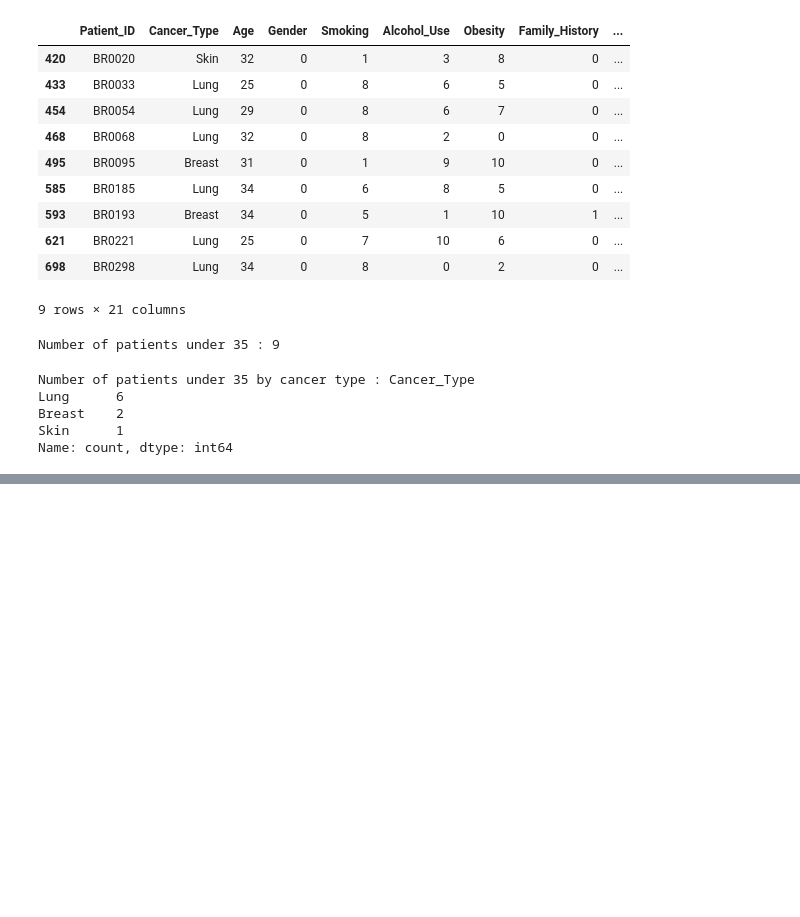
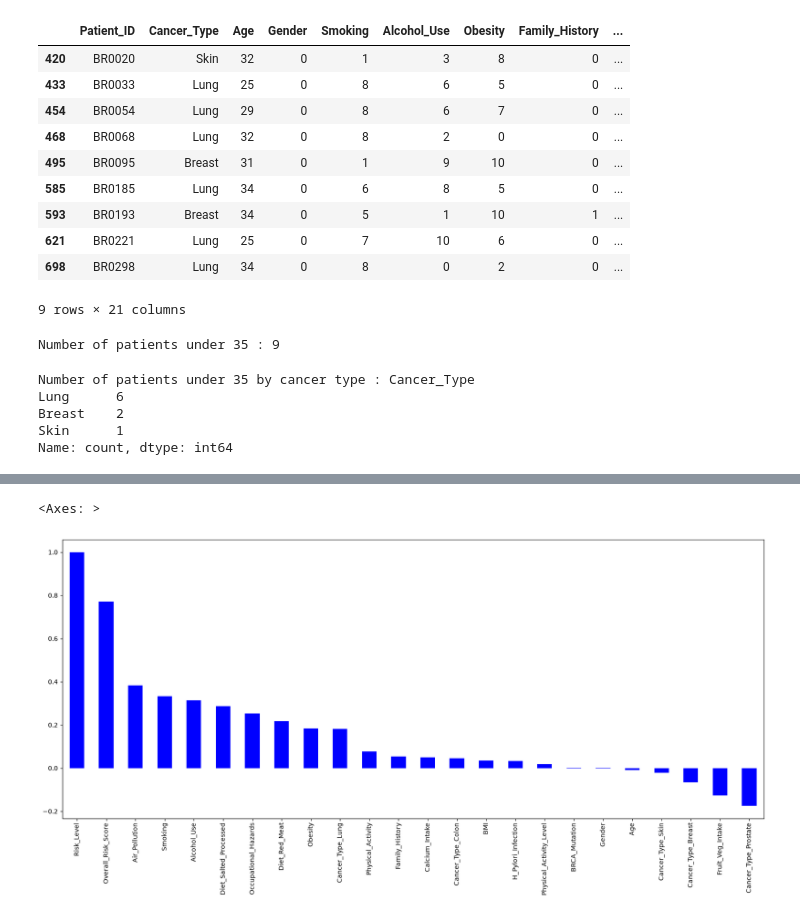
Before and after one commit to Narendr1a/cancer-risk-prediction, a Jupyter notebook: notebooks/eda.ipynb, the cells around one changed output, grey strips where cells are left out. Drawn from its saved outputs; the diff is of its cells as text; code cells hidden in the pictures; blank space fills up the shorter version.

```diff
--- a/notebooks/eda.ipynb
+++ b/notebooks/eda.ipynb
@@ -212,0 +342,7 @@ Name: count, dtype: int64
+# %%
+df = df.drop(columns=['Patient_ID'])
+# %%
+df['Risk_Level'] = df['Risk_Level'].map({'Low': 0, 'Medium': 1, 'High': 2})
+# %%
+df_dummies = pd.get_dummies(df)
+df_dummies.head()
@@ -212,0 +357,6 @@ Name: count, dtype: int64
+# %%
+plt.figure(figsize=(20, 8))
+df_dummies.corr()['Risk_Level'].sort_values(ascending=False).plot(kind='bar', color='blue')
+# %% [output]
+<Axes: >
+[figure, added]
```
Also changed, not shown: parts of 8 cells of this notebook, 1 other file.
